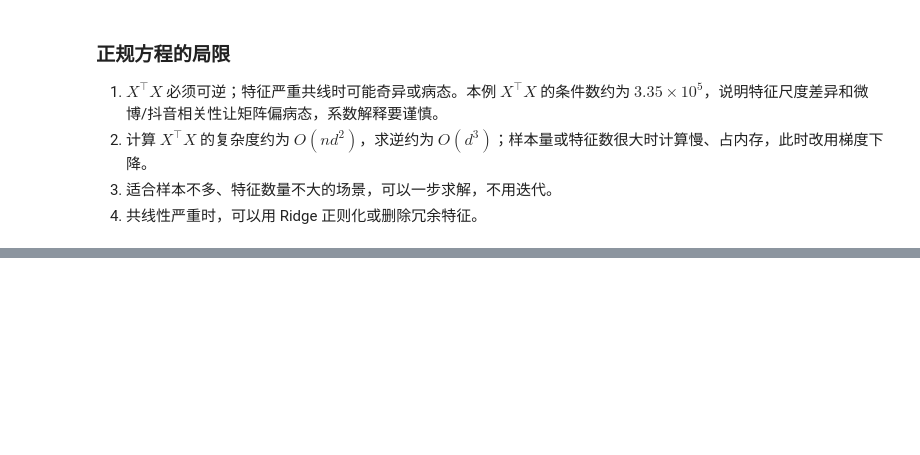
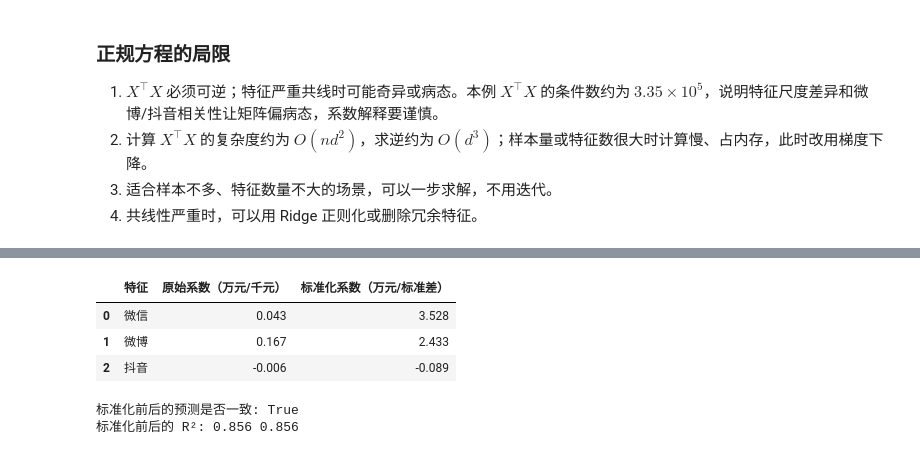
Before and after one commit to GIT-YOYOYO/Machine-Learning, a Jupyter notebook: notebooks/线性回归笔记.ipynb, the cells around one changed output, grey strips where cells are left out. Saved outputs shown, nothing was run; the diff lists cells and outputs as text; code cells hidden in the pictures; blank space fills up the shorter version.

```diff
--- a/notebooks/线性回归笔记.ipynb
+++ b/notebooks/线性回归笔记.ipynb
@@ -610,0 +928,26 @@ print("训练集 MSE（不补 1）:", round(mse(y_train_m_np, X_train_m_np @ the
+# %%
+from sklearn.pipeline import make_pipeline
+from sklearn.preprocessing import StandardScaler
+
+# 流水线：先标准化，再线性回归（拟合、预测都绑在一起）
+std_lr = make_pipeline(StandardScaler(), LinearRegression()).fit(X_train_m, y_train_m)
+
+coef_compare = pd.DataFrame({
+    "特征": X_train_m.columns,
+    "原始系数（万元/千元）": model_multi.coef_,
+    "标准化系数（万元/标准差）": std_lr[-1].coef_,
+})
+coef_compare.round(3)
+# %% [output]
+|  | 特征 | 原始系数（万元/千元） | 标准化系数（万元/标准差） |
+| 0 | 微信 | 0.043 | 3.528 |
+| 1 | 微博 | 0.167 | 2.433 |
+| 2 | 抖音 | -0.006 | -0.089 |
+# %%
+# 标准化只改变系数的读法，不改变预测值
+print("标准化前后的预测是否一致:", np.allclose(std_lr.predict(X_test_m), y_pred_m))
+print("标准化前后的 R²:", round(r2_score(y_test_m, std_lr.predict(X_test_m)), 3),
+      round(r2_score(y_test_m, y_pred_m), 3))
+# %% [output]
+标准化前后的预测是否一致: True
+标准化前后的 R²: 0.856 0.856
```
Also changed, not shown: parts of 19 cells of this notebook.
